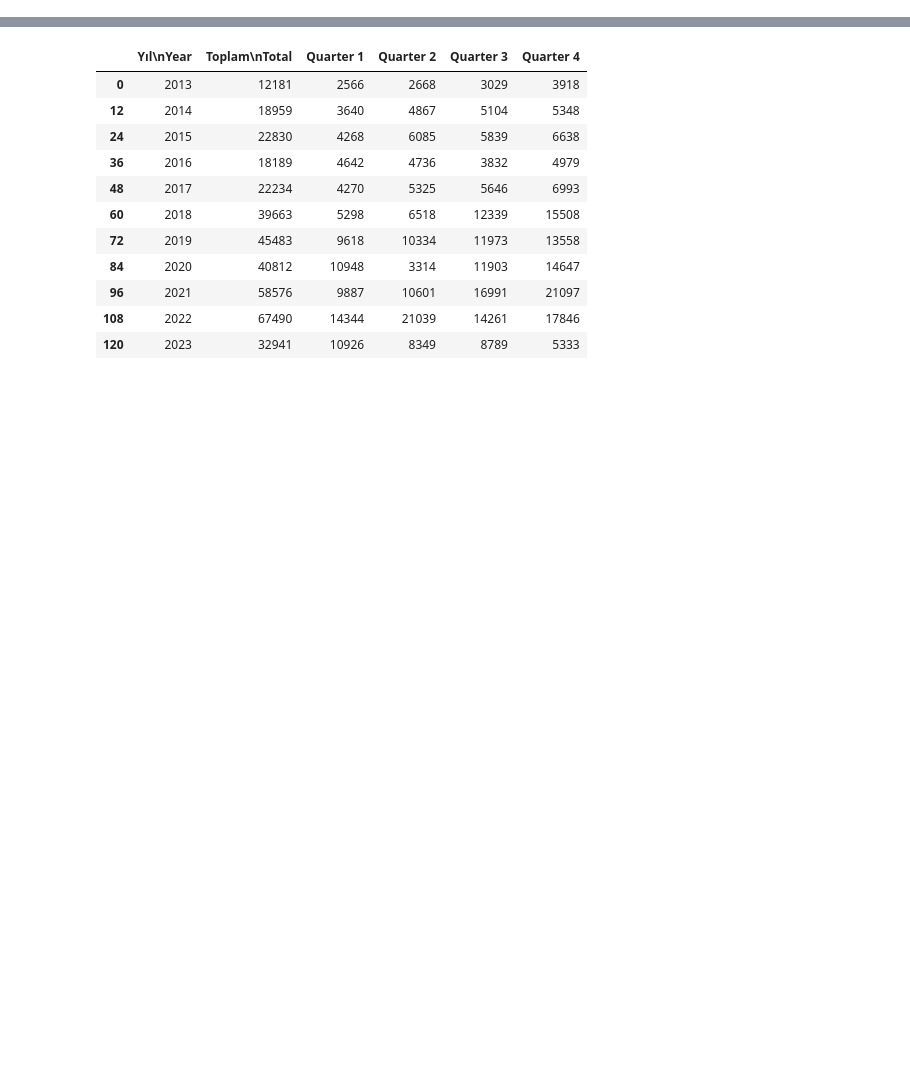
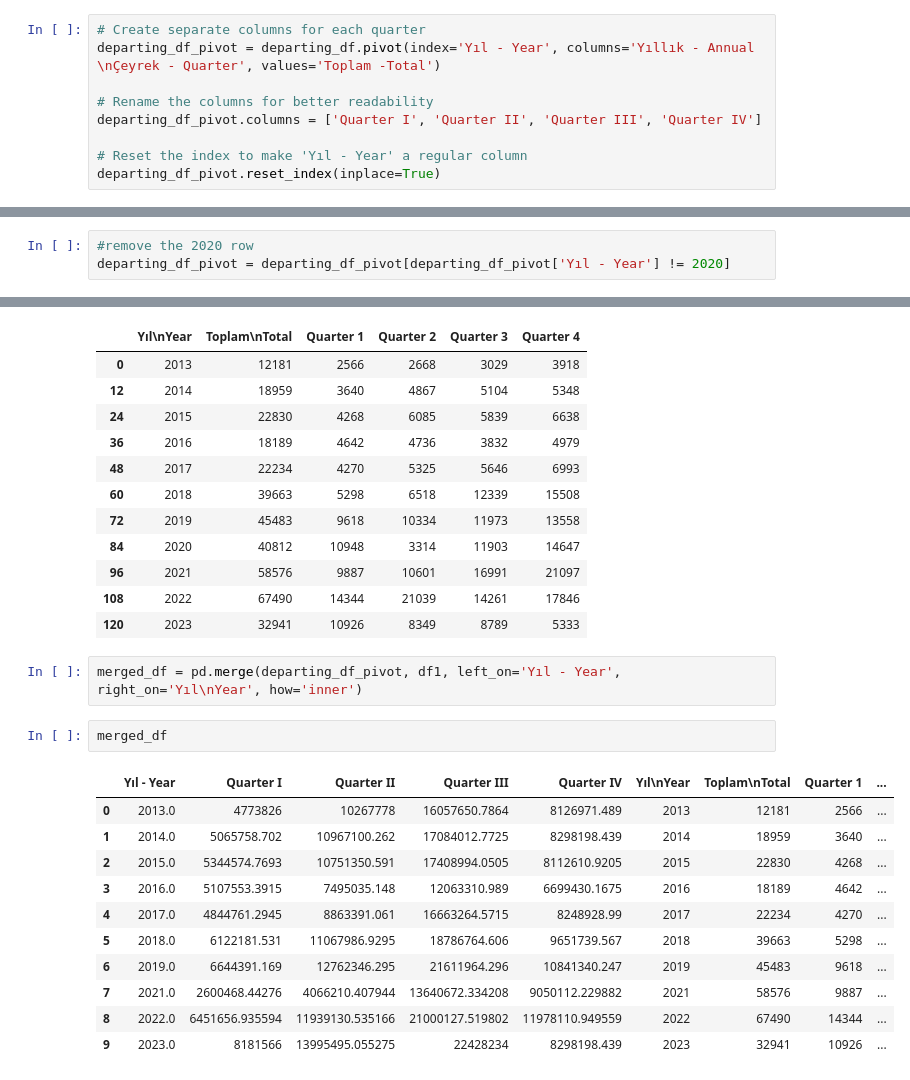
Before and after one commit to aliyan08/Introduction-to-Data-Science, a Jupyter notebook: house sold to foreigners cleaning.ipynb, the cells around one changed output, grey strips where cells are left out. Drawn from its saved outputs; the diff is of its cells as text; blank space fills up the shorter version.

```diff
--- a/house sold to foreigners cleaning.ipynb
+++ b/house sold to foreigners cleaning.ipynb
@@ -325,0 +392,9 @@ departing_df = departing_df[departing_df['Yıllık - Annual \nÇeyrek - Quarter'
+# %%
+# Create separate columns for each quarter
+departing_df_pivot = departing_df.pivot(index='Yıl - Year', columns='Yıllık - Annual \nÇeyrek - Quarter', values='Toplam -Total')
+
+# Rename the columns for better readability
+departing_df_pivot.columns = ['Quarter I', 'Quarter II', 'Quarter III', 'Quarter IV']
+
+# Reset the index to make 'Yıl - Year' a regular column
+departing_df_pivot.reset_index(inplace=True)
@@ -325,0 +416,3 @@ departing_df = departing_df[departing_df['Yıllık - Annual \nÇeyrek - Quarter'
+# %%
+#remove the 2020 row
+departing_df_pivot = departing_df_pivot[departing_df_pivot['Yıl - Year'] != 2020]
@@ -338,3 +462,19 @@ df1.head(20)
 | 96 | 2021 | 58576 | 9887 | 10601 | 16991 | 21097 |
 | 108 | 2022 | 67490 | 14344 | 21039 | 14261 | 17846 |
 | 120 | 2023 | 32941 | 10926 | 8349 | 8789 | 5333 |
+# %%
+merged_df = pd.merge(departing_df_pivot, df1, left_on='Yıl - Year', right_on='Yıl\nYear', how='inner')
+# %%
+merged_df
+# %% [output]
+|  | Yıl - Year | Quarter I | Quarter II | Quarter III | Quarter IV | Yıl\nYear | Toplam\nTotal | Quarter 1 | ... |
+| 0 | 2013.0 | 4773826 | 10267778 | 16057650.7864 | 8126971.489 | 2013 | 12181 | 2566 | ... |
+| 1 | 2014.0 | 5065758.702 | 10967100.262 | 17084012.7725 | 8298198.439 | 2014 | 18959 | 3640 | ... |
+| 2 | 2015.0 | 5344574.7693 | 10751350.591 | 17408994.0505 | 8112610.9205 | 2015 | 22830 | 4268 | ... |
+| 3 | 2016.0 | 5107553.3915 | 7495035.148 | 12063310.989 | 6699430.1675 | 2016 | 18189 | 4642 | ... |
+| 4 | 2017.0 | 4844761.2945 | 8863391.061 | 16663264.5715 | 8248928.99 | 2017 | 22234 | 4270 | ... |
+| 5 | 2018.0 | 6122181.531 | 11067986.9295 | 18786764.606 | 9651739.567 | 2018 | 39663 | 5298 | ... |
+| 6 | 2019.0 | 6644391.169 | 12762346.295 | 21611964.296 | 10841340.247 | 2019 | 45483 | 9618 | ... |
+| 7 | 2021.0 | 2600468.44276 | 4066210.407944 | 13640672.334208 | 9050112.229882 | 2021 | 58576 | 9887 | ... |
+| 8 | 2022.0 | 6451656.935594 | 11939130.535166 | 21000127.519802 | 11978110.949559 | 2022 | 67490 | 14344 | ... |
+| 9 | 2023.0 | 8181566 | 13995495.055275 | 22428234 | 8298198.439 | 2023 | 32941 | 10926 | ... |
```
Also changed, not shown: parts of 16 cells of this notebook, 3 other files.
